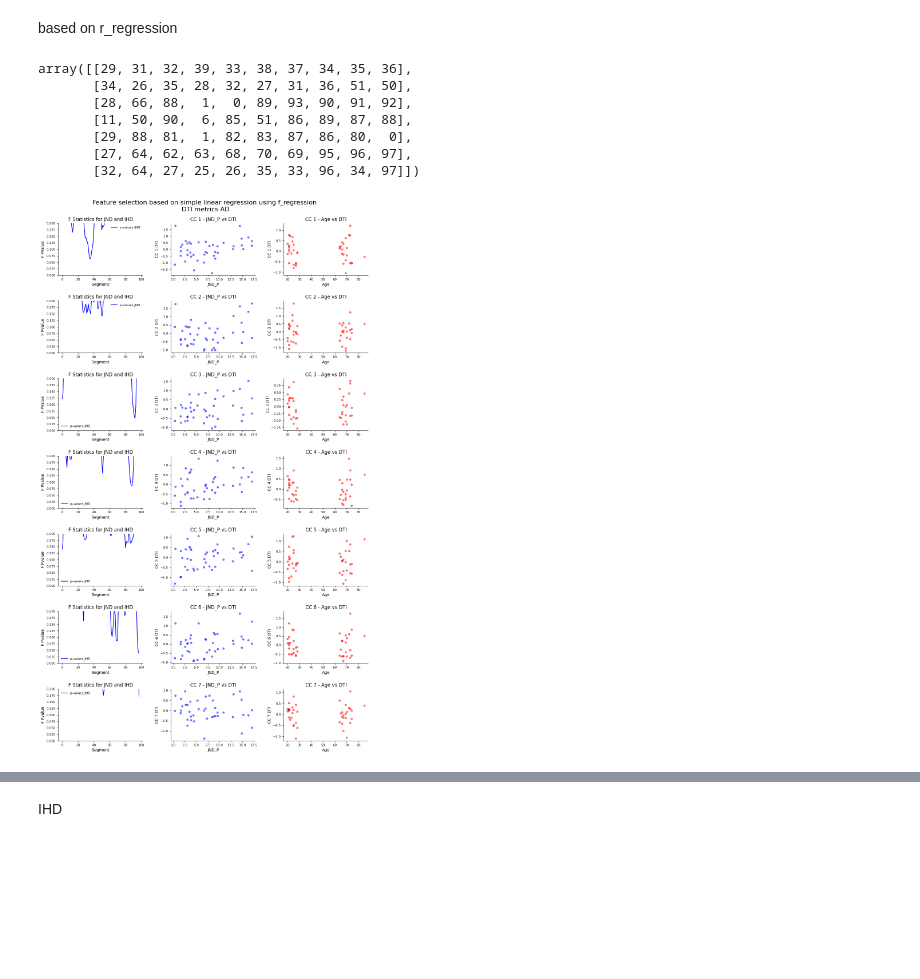
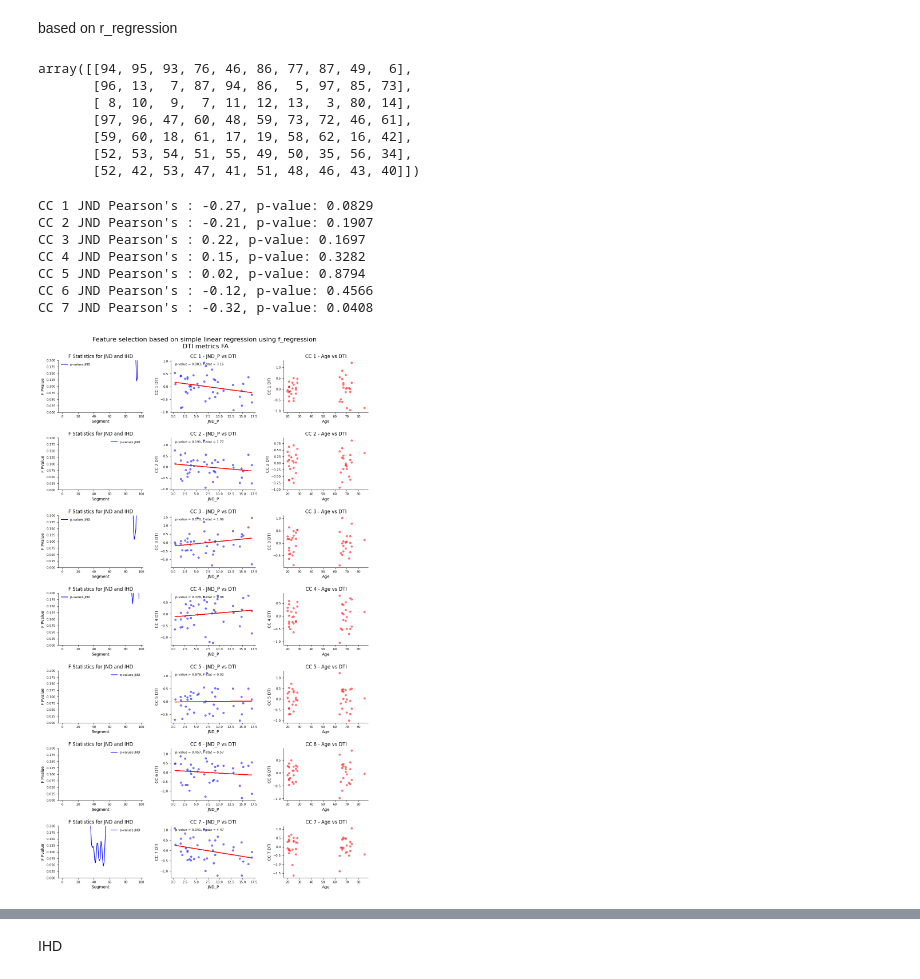
Before and after one commit to nicolascatz/CRPN_DTI_AGING_DPAKNC, a Jupyter notebook: scripts/DTI_Aging_ADJ_MLR_ALL_FA_RD_AD_MD_42_Figures_JND_NC.ipynb, the cells around one changed output, grey strips where cells are left out. Cells and saved outputs as stored; diff of their text form; code cells hidden in the pictures; blank space fills up the shorter version.

```diff
--- a/scripts/DTI_Aging_ADJ_MLR_ALL_FA_RD_AD_MD_42_Figures_JND_NC.ipynb
+++ b/scripts/DTI_Aging_ADJ_MLR_ALL_FA_RD_AD_MD_42_Figures_JND_NC.ipynb
@@ -52,7 +52,7 @@ os.chdir(pathfile)
 
 addtotitle='_03022026_woMA_for_RD_MD_AD_FA' # to specify the version of the data
 
-metricsDTI='AD' # to specify the DTI metric to use for the analysis FA, RD, AD, MD
+metricsDTI='FA' # to specify the DTI metric to use for the analysis FA, RD, AD, MD
 
 ### change 36 to 42 to include the 6 subjects without IHD in the analysis
 limitsubject=42 # to select only the 36 subjects with IHD
@@ -294,50 +294,70 @@ bestfeat_age_f=f_reg_best_features_age_cc_allCC
 
 bestfeat_jnd_r
 # %% [output]
-array([[29, 31, 32, 39, 33, 38, 37, 34, 35, 36],
-       [34, 26, 35, 28, 32, 27, 31, 36, 51, 50],
-       [28, 66, 88,  1,  0, 89, 93, 90, 91, 92],
-       [11, 50, 90,  6, 85, 51, 86, 89, 87, 88],
-       [29, 88, 81,  1, 82, 83, 87, 86, 80,  0],
-       [27, 64, 62, 63, 68, 70, 69, 95, 96, 97],
-       [32, 64, 27, 25, 26, 35, 33, 96, 34, 97]])
+array([[94, 95, 93, 76, 46, 86, 77, 87, 49,  6],
+       [96, 13,  7, 87, 94, 86,  5, 97, 85, 73],
+       [ 8, 10,  9,  7, 11, 12, 13,  3, 80, 14],
+       [97, 96, 47, 60, 48, 59, 73, 72, 46, 61],
+       [59, 60, 18, 61, 17, 19, 58, 62, 16, 42],
+       [52, 53, 54, 51, 55, 49, 50, 35, 56, 34],
+       [52, 42, 53, 47, 41, 51, 48, 46, 43, 40]])
 # %%
 ## F statistic P values
-
+from scipy.stats import pearsonr
 fig4, axs = plt.subplots(nrows=7, ncols=3, figsize=(12, 20))
 
 for cc in range(1,8):
 
     axs[cc-1,0].plot(p_values_jnd[cc-1,:], color='blue', label='p-values JND')
     axs[cc-1,0].set_ylim(0,0.2)
     axs[cc-1,0].set_xlabel('Segment')
     axs[cc-1,0].set_ylabel('F Pvalue')
     axs[cc-1,0].legend()
     axs[cc-1,0].set_title('F Statistics for JND and IHD')
     axs[cc-1,0].spines['top'].set_visible(False)
     axs[cc-1,0].spines['right'].set_visible(False)
     axs[cc-1,0].axhline(0, color='gray', linestyle='--', linewidth=0.5)
 
     axs[cc-1,1].scatter(jnd, DTI_adjusted[:,bestfeat_jnd_f[cc-1,:] ,cc-1].mean(axis=1), color='blue', label='Données', alpha=0.5, s=20)
+    x = jnd
+    y = DTI_adjusted[:, bestfeat_jnd_f[cc-1, :], cc-1].mean(axis=1)
+    slope, intercept, r_value, p_value, std_err = stats.linregress(x, y)
+    line = slope * x + intercept
+    axs[cc-1, 1].plot(x, line, 'r-', label='Regression line')
+    n = len(x)
+    F_stat = (r_value**2 / (1 - r_value**2)) * (n - 2)
+    axs[cc-1, 1].text(0.05, 0.95, f'p-value = {p_value:.3f}, F-stat = {F_stat:.2f}',
+                      transform=axs[cc-1, 1].transAxes, fontsize=8, verticalalignment='top')
+
+    fst, p_value_fst = pearsonr(x, y)
+    print(f"CC {cc} JND Pearson's : {r_value:.2f}, p-value: {p_value_fst:.4f}")
+
     axs[cc-1,2].scatter(age, DTI_adjusted[:,bestfeat_age_f[cc-1,:] ,cc-1].mean(axis=1), color='red', label='Données', alpha=0.5, s=20)
 
     axs[cc-1,1].set_xlabel('JND_P')
     axs[cc-1,1].set_ylabel(f'CC {cc} DTI')
     axs[cc-1,2].set_xlabel('Age')
     axs[cc-1,2].set_ylabel(f'CC {cc} DTI')
 
     axs[cc-1,1].spines['top'].set_visible(False)
     axs[cc-1,2].spines['top'].set_visible(False)
     axs[cc-1,1].spines['right'].set_visible(False)
     axs[cc-1,2].spines['right'].set_visible(False)
     axs[cc-1,1].set_title(f'CC {cc} - JND_P vs DTI')
     axs[cc-1,2].set_title(f'CC {cc} - Age vs DTI')
 
 fig4.suptitle('Feature selection based on simple linear regression using f_regression\n DTI metrics {}'.format(metricsDTI), fontsize=16)
 
 plt.tight_layout(pad=2.0)
 # %% [output]
+CC 1 JND Pearson's : -0.27, p-value: 0.0829
+CC 2 JND Pearson's : -0.21, p-value: 0.1907
+CC 3 JND Pearson's : 0.22, p-value: 0.1697
+CC 4 JND Pearson's : 0.15, p-value: 0.3282
+CC 5 JND Pearson's : 0.02, p-value: 0.8794
+CC 6 JND Pearson's : -0.12, p-value: 0.4566
+CC 7 JND Pearson's : -0.32, p-value: 0.0408
-[figure, old version]
+[figure, new version]
 # %%
 ## PEARSON'S R VALUES
 
```
Also changed, not shown: parts of 8 cells of this notebook, 4 other files.
